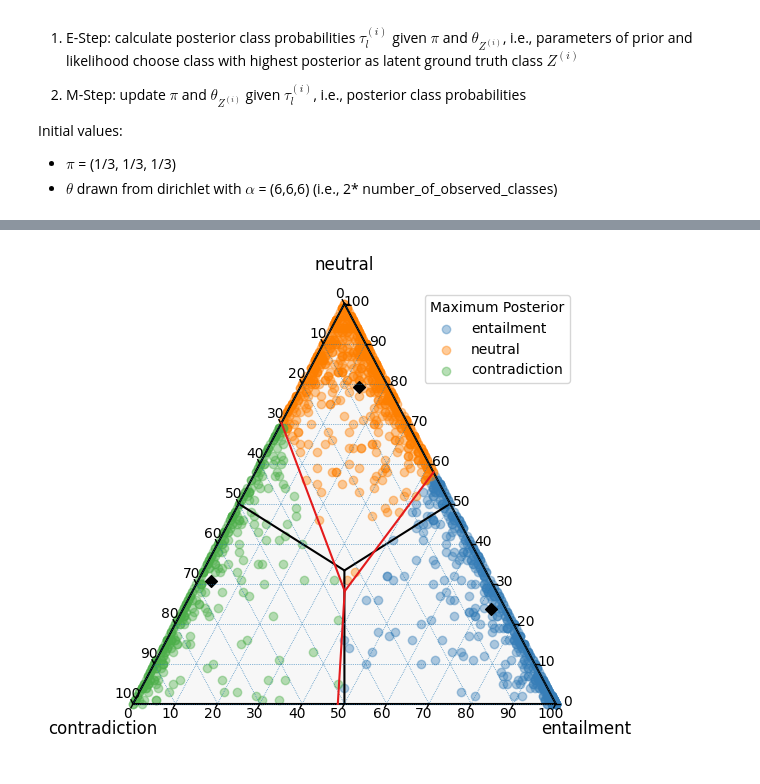
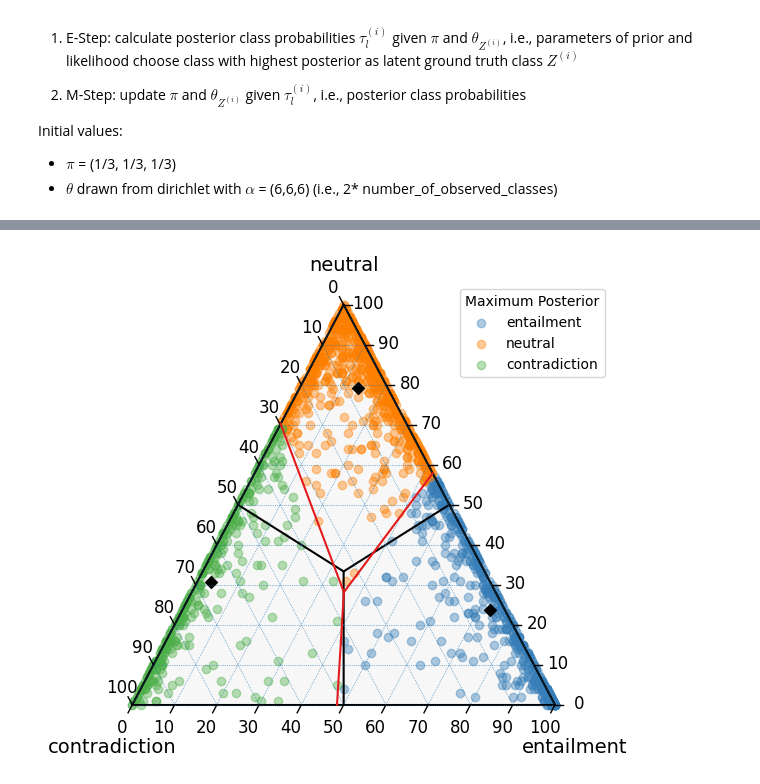
Before and after one commit to corneliagru/label-variation-nli, a Jupyter notebook: notebooks/bayesian_mixture_model.ipynb, the cells around one changed output, grey strips where cells are left out. Cells and saved outputs as stored; diff of their text form; code cells hidden in the pictures.

Commit message:
fix figure 1

```diff
--- a/notebooks/bayesian_mixture_model.ipynb
+++ b/notebooks/bayesian_mixture_model.ipynb
@@ -106,19 +100,19 @@ ternary.plt.show()
 # %%
 df_snli['z_hat'] = max_posterior_label(tau_matched)
 
 labels = ['e', 'n', 'c']
 colors = [CB_color_cycle[0], CB_color_cycle[1], CB_color_cycle[2]]
 labels_text = ['entailment', 'neutral', 'contradiction']
 
-figure, tax  = ternary_plot(lc, tau_matched, pi_matched, theta_matched, scatter_visible=False, all=False, alpha=0.4)
+figure, tax  = ternary_plot(lc, tau_matched, pi_matched, theta_matched, scatter_visible=False, all=False, alpha=0.4, fontsize = 14, tick_fontsize = 12, label_offset = -0.01)
 for label, color, text in zip(labels, colors, labels_text):
     lc = df_snli.loc[df_snli['z_hat'] == label, 'label_count'].values.tolist()
     lc = [literal_eval(x) for x in lc]
     tax.scatter(lc, alpha = 0.4, color = color, label = text)
 tax.scatter(theta_matched*100, color = 'black', marker='D')
-tax.legend(title = 'Maximum Posterior')
-tax._redraw_labels()
+tax.legend(title = 'Maximum Posterior', bbox_to_anchor=(0.75, 1), loc='upper left', borderaxespad=0)
+#tax._redraw_labels()
 
 figure.savefig("../figs/scatter_latent.png", bbox_inches='tight', dpi=300)
 # %% [output]
-[figure, old version]
+[figure, new version]
```
Also changed, not shown: parts of 4 cells of this notebook, 2 other files.
